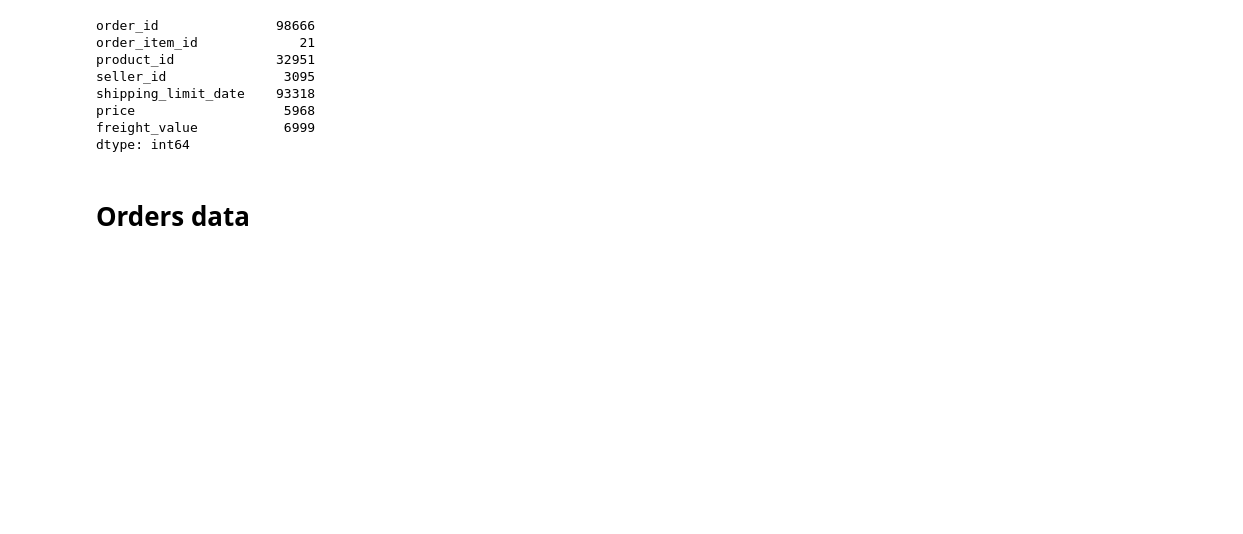
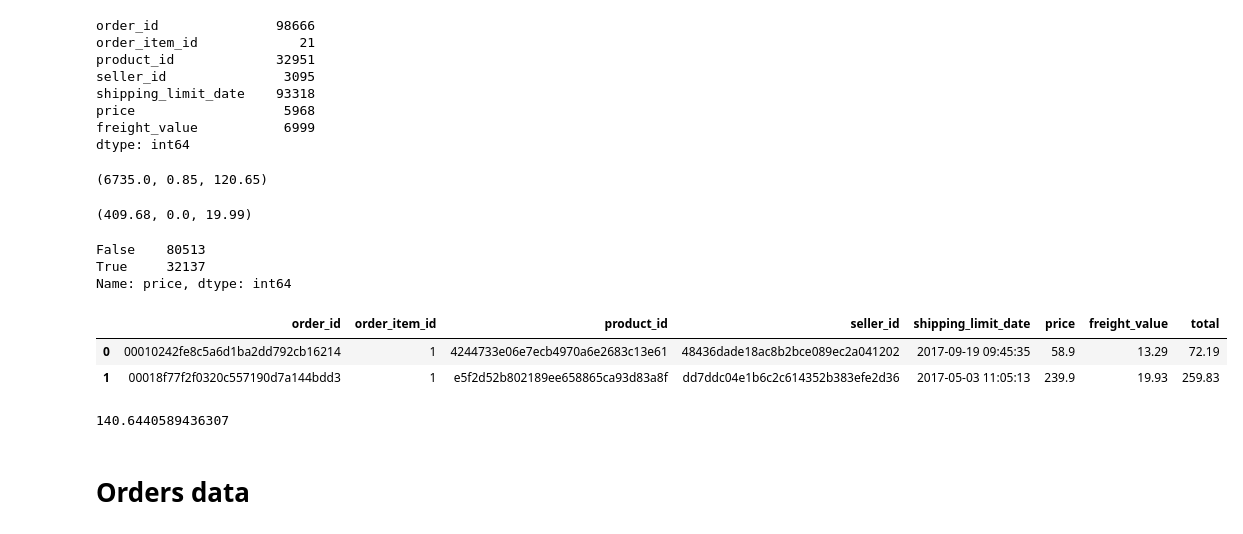
Before and after one commit to Random-Wanderer/Building_toolbox, a Jupyter notebook: notebooks/Olist_analysis.ipynb, the cells around one changed output. Cells and saved outputs as stored; diff of their text form; code cells hidden in the pictures; blank space fills up the shorter version.

```diff
--- a/notebooks/Olist_analysis.ipynb
+++ b/notebooks/Olist_analysis.ipynb
@@ -102,6 +102,37 @@ shipping_limit_date    93318
 price                   5968
 freight_value           6999
 dtype: int64
+# %%
+# Get min and max order price, mean order price
+order_item['price'].max(), order_item['price'].min(), round(order_item['price'].mean(), ndigits=2)
+# %% [output]
+(6735.0, 0.85, 120.65)
+# %%
+# Cost of shipping, Max, Min, Mean
+order_item['freight_value'].max(), order_item['freight_value'].min(), round(order_item['freight_value'].mean(), ndigits=2)
+# %% [output]
+(409.68, 0.0, 19.99)
+# %%
+# Amount of orders above and below ave
+large_order = order_item['price'] > 120
+large_order.value_counts()
+# %% [output]
+False    80513
+True     32137
+Name: price, dtype: int64
+# %%
+# Create column that contains total amount
+order_item['total'] = order_item['price'] + order_item['freight_value']
+order_item.head(2)
+# %% [output]
+|  | order_id | order_item_id | product_id | seller_id | shipping_limit_date | price | freight_value | total |
+| 0 | 00010242fe8c5a6d1ba2dd792cb16214 | 1 | 4244733e06e7ecb4970a6e2683c13e61 | 48436dade18ac8b2bce089ec2a041202 | 2017-09-19 09:45:35 | 58.9 | 13.29 | 72.19 |
+| 1 | 00018f77f2f0320c557190d7a144bdd3 | 1 | e5f2d52b802189ee658865ca93d83a8f | dd7ddc04e1b6c2c614352b383efe2d36 | 2017-05-03 11:05:13 | 239.9 | 19.93 | 259.83 |
+# %%
+# 'Total' amount mean
+order_item['total'].mean()
+# %% [output]
+140.6440589436307
 # %% [markdown]
 # Orders data
 # %%
```
